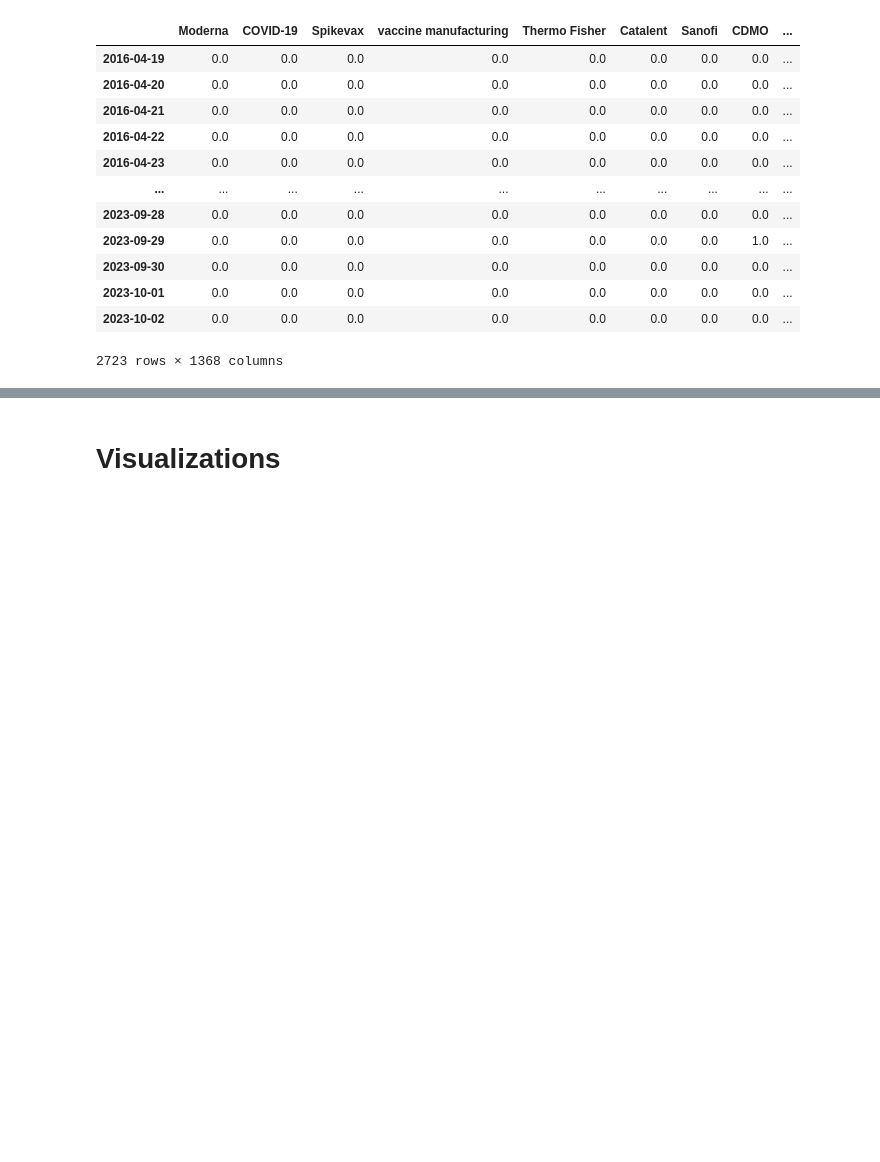
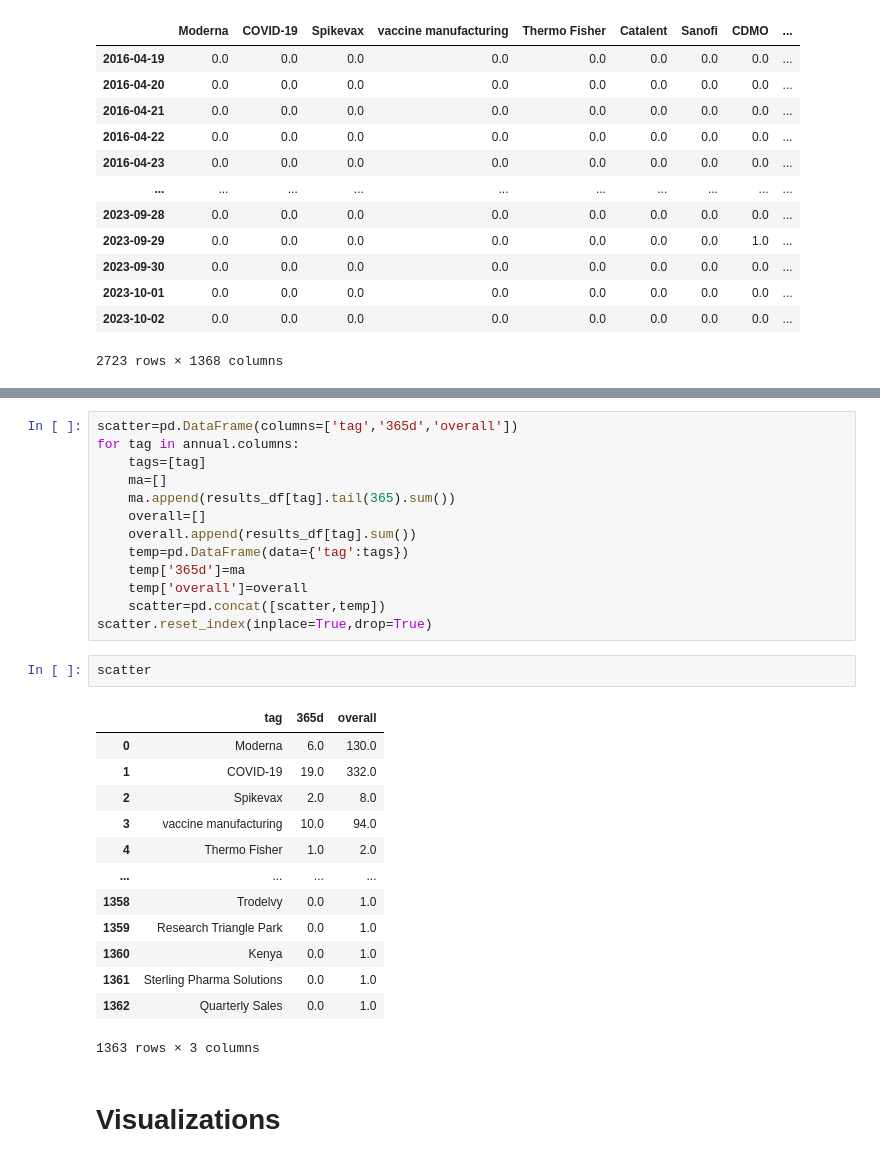
Before and after one commit to kevin-goh/HealthcareAGscraping, a Jupyter notebook: fiercepharma tags.ipynb, the cells around one changed output, grey strips where cells are left out. Cells and saved outputs as stored; diff of their text form; blank space fills up the shorter version.

```diff
--- a/fiercepharma tags.ipynb
+++ b/fiercepharma tags.ipynb
@@ -406,3 +411,32 @@ final
+# %%
+scatter=pd.DataFrame(columns=['tag','365d','overall'])
+for tag in annual.columns:
+    tags=[tag]
+    ma=[]
+    ma.append(results_df[tag].tail(365).sum())
+    overall=[]
+    overall.append(results_df[tag].sum())
+    temp=pd.DataFrame(data={'tag':tags})
+    temp['365d']=ma
+    temp['overall']=overall
+    scatter=pd.concat([scatter,temp])
+scatter.reset_index(inplace=True,drop=True)
+# %%
+scatter
+# %% [output]
+|  | tag | 365d | overall |
+| 0 | Moderna | 6.0 | 130.0 |
+| 1 | COVID-19 | 19.0 | 332.0 |
+| 2 | Spikevax | 2.0 | 8.0 |
+| 3 | vaccine manufacturing | 10.0 | 94.0 |
+| 4 | Thermo Fisher | 1.0 | 2.0 |
+| ... | ... | ... | ... |
+| 1358 | Trodelvy | 0.0 | 1.0 |
+| 1359 | Research Triangle Park | 0.0 | 1.0 |
+| 1360 | Kenya | 0.0 | 1.0 |
+| 1361 | Sterling Pharma Solutions | 0.0 | 1.0 |
+| 1362 | Quarterly Sales | 0.0 | 1.0 |
+1363 rows × 3 columns
 # %% [markdown]
 # Visualizations
 # %% [markdown]
```
Also changed, not shown: parts of 8 cells of this notebook.
